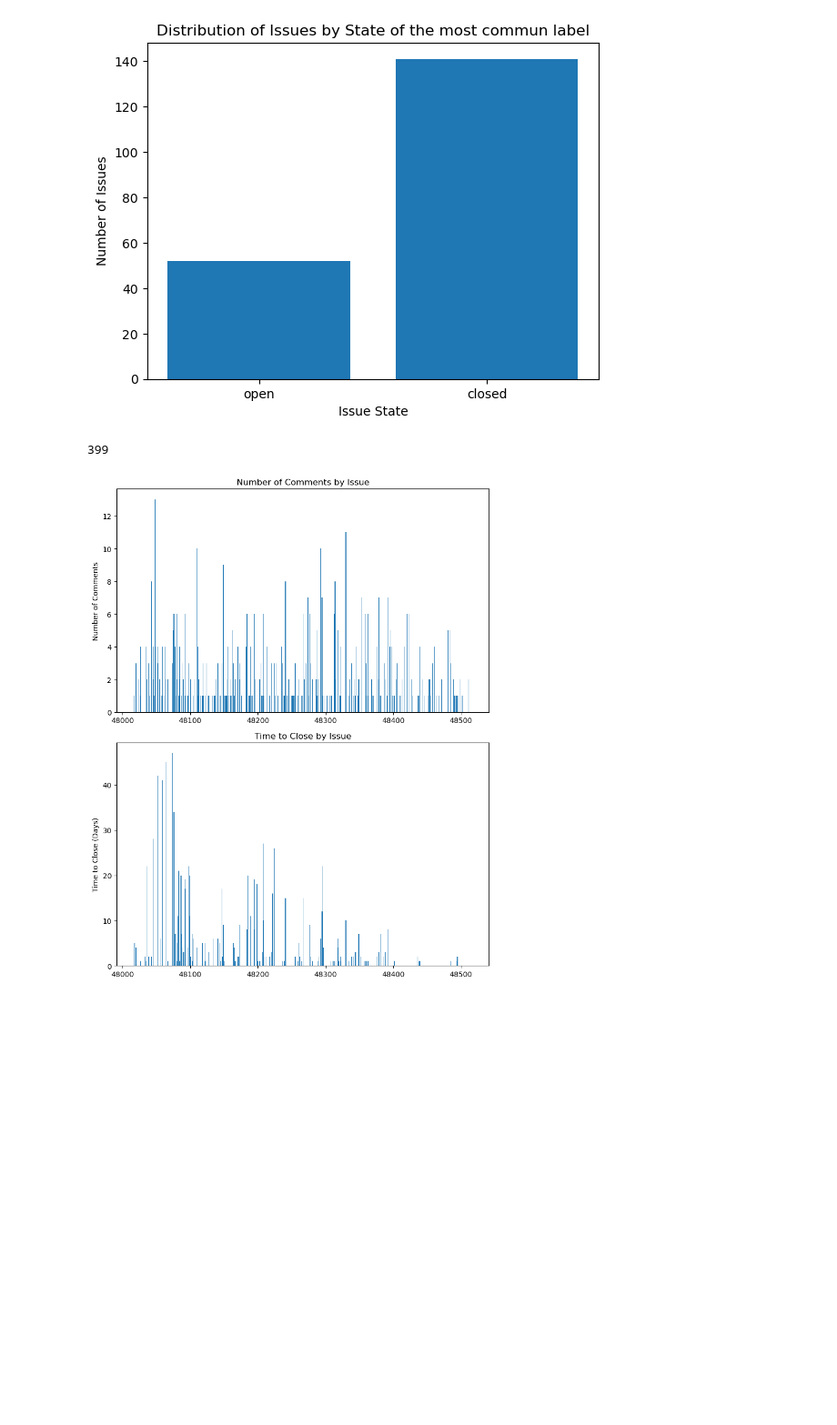
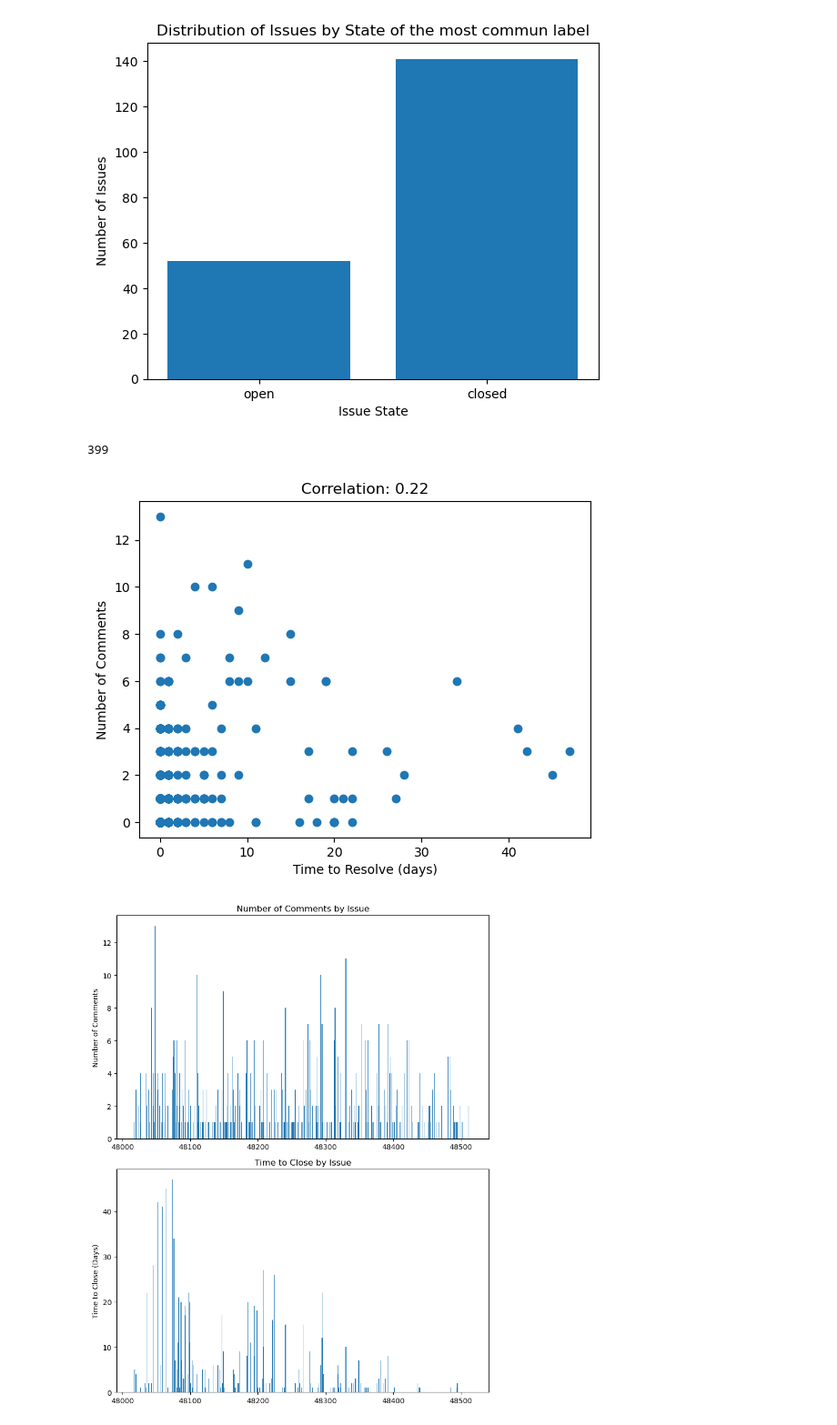
Before and after one commit to BouazizAmina/Rails_Issues_Assignment, a Jupyter notebook: Rails_Issues.ipynb, the cells around one changed output. Shown at 91% size. Drawn from its saved outputs; the diff is of its cells as text; code cells hidden in the pictures; blank space fills up the shorter version.

```diff
--- a/Rails_Issues.ipynb
+++ b/Rails_Issues.ipynb
@@ -121,5 +121,26 @@ plt.title("Number of issues per period")
 for i, count in enumerate(sum_issues):
     plt.text(count, i, str(count), ha='left', va='center')
 plt.show()
+
+###########################################
+
+# Count the number of issues based on their state
+states = []
+for issue in issues:
+    state = issue['state']
+    states.append(state)
+
+state_counts = Counter(states)
+
+# Extract the states and their respective issue counts
+states = list(state_counts.keys())
+counts = list(state_counts.values())
+
+# Plot
+plt.bar(states, counts)
+plt.xlabel("Issue State")
+plt.ylabel("Number of Issues")
+plt.title("Distribution of Issues by State")
+plt.show()
 # %% [output]
 [figure]
@@ -255,37 +277,37 @@ for issue in issues:
         closed_at = datetime.strptime(issue["closed_at"], "%Y-%m-%dT%H:%M:%SZ")
         time_to_close.append((closed_at - created_at).days)
         issues_closed.append(issue["number"])
 
 print(len(time_to_close))
 # print(time_to_close)
 
 # Calculate correlation coefficient
 correlation = np.corrcoef(time_to_close, comments)[0, 1]
 
 # Create scatter plot
-# plt.scatter(time_to_close, comments)
-# plt.xlabel('Time to Resolve (days)')
-# plt.ylabel('Number of Comments')
-# plt.title(f'Correlation: {correlation:.2f}')
-# plt.show()
+plt.scatter(time_to_close, comments)
+plt.xlabel('Time to Resolve (days)')
+plt.ylabel('Number of Comments')
+plt.title(f'Correlation: {correlation:.2f}')
+plt.show()
 #######################################
 
-# Create the figure and subplots
 fig, (ax1, ax2) = plt.subplots(2, 1, figsize=(8, 10))
 
 # Plot the number of comments
 ax1.bar(issues_closed, comments)
 ax1.set_ylabel('Number of Comments')
 ax1.set_title('Number of Comments by Issue')
 
 # Plot the time to close
 ax2.bar(issues_closed, time_to_close)
 ax2.set_ylabel('Time to Close (Days)')
 ax2.set_title('Time to Close by Issue')
 
 
 plt.tight_layout()
 plt.show()
 # %% [output]
 399
-[figure, old version]
+[figure, new version]
+[figure, added]
```
Also changed, not shown: parts of 2 cells of this notebook.
